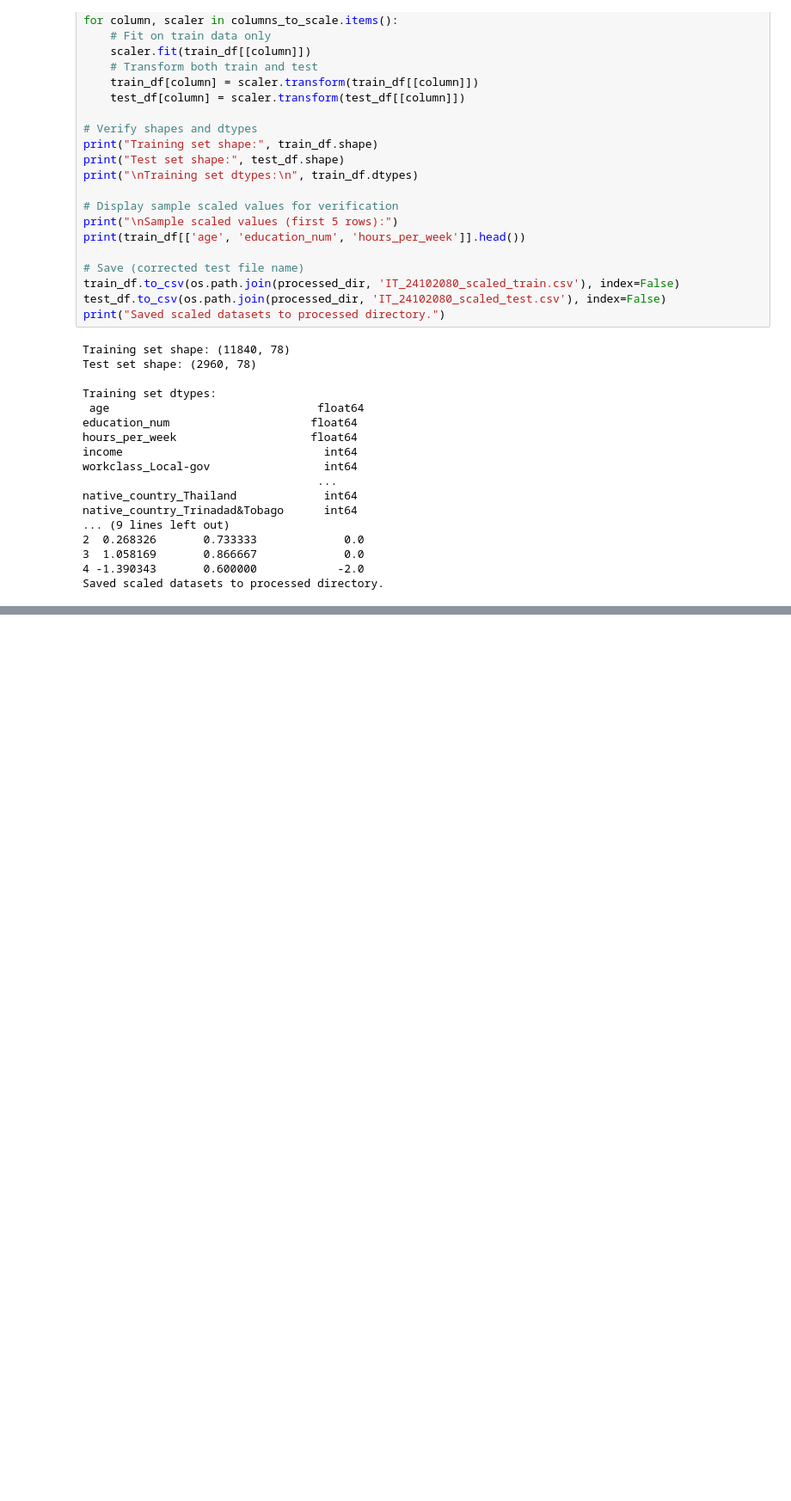
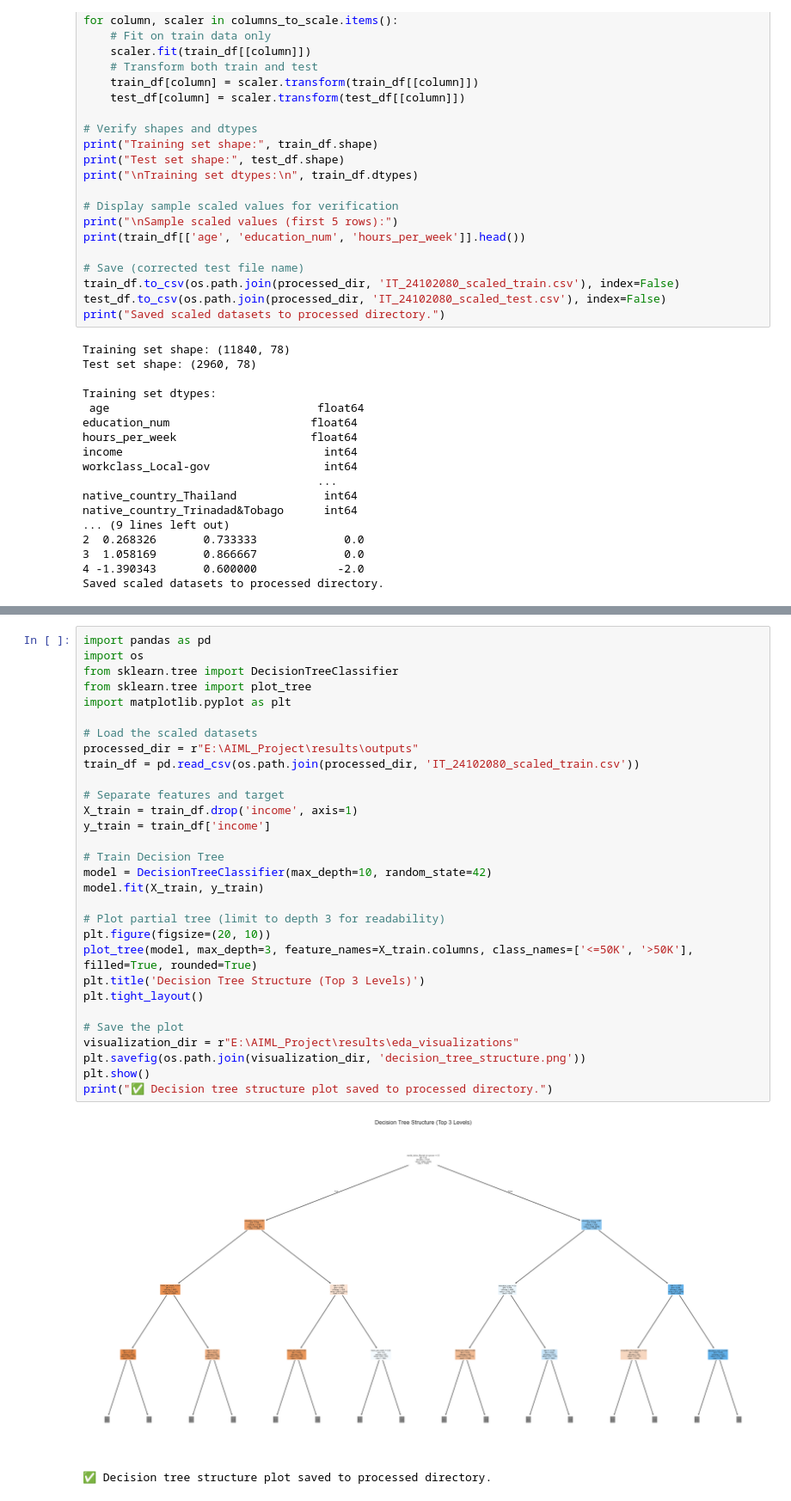
Before and after one commit to NandunSamarasekara/Machine-Learning-model-to-predit-Income, a Jupyter notebook: group_pipeline.ipynb, the cells around one changed output, grey strips where cells are left out. Shown at 86% size. Drawn from its saved outputs; the diff is of its cells as text; blank space fills up the shorter version.

```diff
--- a/group_pipeline.ipynb
+++ b/group_pipeline.ipynb
@@ -763,0 +1079,33 @@ Saved scaled datasets to processed directory.
+# %%
+import pandas as pd
+import os
+from sklearn.tree import DecisionTreeClassifier
+from sklearn.tree import plot_tree
+import matplotlib.pyplot as plt
+
+# Load the scaled datasets
+processed_dir = r"E:\AIML_Project\results\outputs"
+train_df = pd.read_csv(os.path.join(processed_dir, 'IT_24102080_scaled_train.csv'))
+
+# Separate features and target
+X_train = train_df.drop('income', axis=1)
+y_train = train_df['income']
+
+# Train Decision Tree
+model = DecisionTreeClassifier(max_depth=10, random_state=42)
+model.fit(X_train, y_train)
+
+# Plot partial tree (limit to depth 3 for readability)
+plt.figure(figsize=(20, 10))
+plot_tree(model, max_depth=3, feature_names=X_train.columns, class_names=['<=50K', '>50K'], filled=True, rounded=True)
+plt.title('Decision Tree Structure (Top 3 Levels)')
+plt.tight_layout()
+
+# Save the plot
+visualization_dir = r"E:\AIML_Project\results\eda_visualizations"
+plt.savefig(os.path.join(visualization_dir, 'decision_tree_structure.png'))
+plt.show()
+print("✅ Decision tree structure plot saved to processed directory.")
+# %% [output]
+[figure, added]
+✅ Decision tree structure plot saved to processed directory.
```
Also changed, not shown: parts of 15 cells of this notebook, 6 other files.
